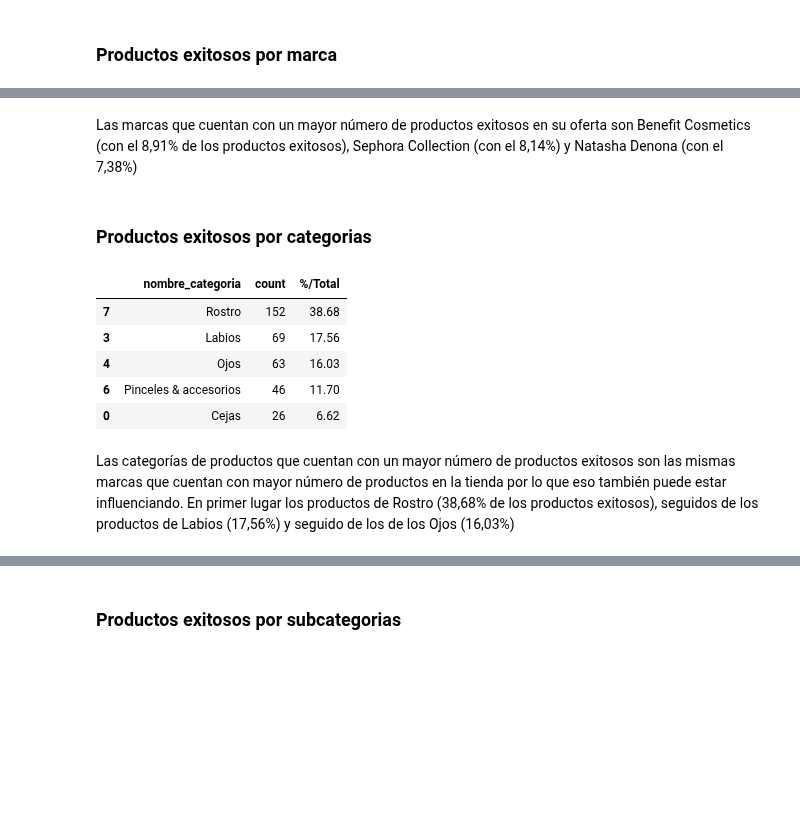
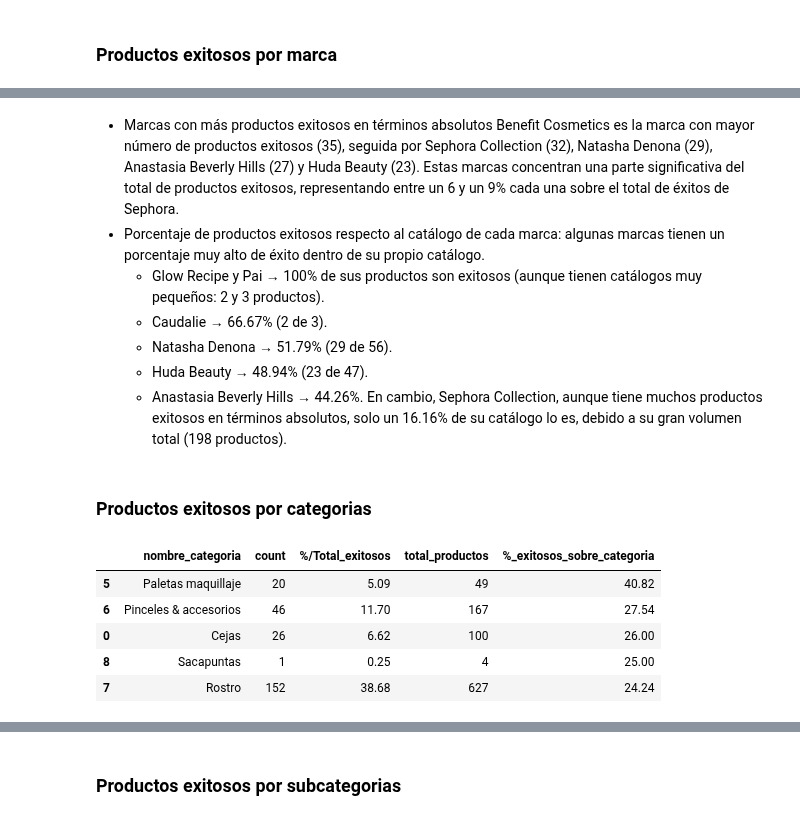
Before and after one commit to raquelscv/proyecto_final_sephora, a Jupyter notebook: eda.ipynb, the cells around one changed output, grey strips where cells are left out. Cells and saved outputs as stored; diff of their text form; code cells hidden in the pictures; blank space fills up the shorter version.

```diff
--- a/eda.ipynb
+++ b/eda.ipynb
@@ -452,18 +457,28 @@ exitosos_por_marca.head(5)
 # %% [markdown]
-Las marcas que cuentan con un mayor número de productos exitosos en su oferta son Benefit Cosmetics (con el 8,91% de los productos exitosos), Sephora Collection (con el 8,14%) y Natasha Denona (con el 7,38%)
+- Marcas con más productos exitosos en términos absolutos
+Benefit Cosmetics es la marca con mayor número de productos exitosos (35), seguida por Sephora Collection (32), Natasha Denona (29), Anastasia Beverly Hills (27) y Huda Beauty (23).
+Estas marcas concentran una parte significativa del total de productos exitosos, representando entre un 6 y un 9% cada una sobre el total de éxitos de Sephora.
+- Porcentaje de productos exitosos respecto al catálogo de cada marca: algunas marcas tienen un porcentaje muy alto de éxito dentro de su propio catálogo.
+    - Glow Recipe y Pai → 100% de sus productos son exitosos (aunque tienen catálogos muy pequeños: 2 y 3 productos).
+    - Caudalie → 66.67% (2 de 3).
+    - Natasha Denona → 51.79% (29 de 56).
+    - Huda Beauty → 48.94% (23 de 47).
+    - Anastasia Beverly Hills → 44.26%.
+En cambio, Sephora Collection, aunque tiene muchos productos exitosos en términos absolutos, solo un 16.16% de su catálogo lo es, debido a su gran volumen total (198 productos).
 # %% [markdown]
 ### Productos exitosos por categorias
-# %%
-exitosos_por_cat = exitosos.groupby('nombre_categoria').size().reset_index(name='count')
-exitosos_por_cat['%/Total'] = ((exitosos_por_cat['count'] / len(exitosos)) * 100).round(2)
-exitosos_por_cat = exitosos_por_cat.sort_values(by='%/Total', ascending=False)
-exitosos_por_cat.head(5)
-# %% [output]
-|  | nombre_categoria | count | %/Total |
-| 7 | Rostro | 152 | 38.68 |
-| 3 | Labios | 69 | 17.56 |
-| 4 | Ojos | 63 | 16.03 |
-| 6 | Pinceles & accesorios | 46 | 11.70 |
-| 0 | Cejas | 26 | 6.62 |
-# %% [markdown]
-Las categorías de productos que cuentan con un mayor número de productos exitosos son las mismas marcas que cuentan con mayor número de productos en la tienda por lo que eso también puede estar influenciando. En primer lugar los productos de Rostro (38,68% de los productos exitosos), seguidos de los productos de Labios (17,56%) y seguido de los de los Ojos (16,03%)
+# %%
+total_por_cat = df.groupby('nombre_categoria').size().reset_index(name='total_productos')
+exitosos_por_cat = exitosos.groupby('nombre_categoria').size().reset_index(name='count')
+exitosos_por_cat['%/Total_exitosos'] = ((exitosos_por_cat['count'] / len(exitosos)) * 100).round(2)
+exitosos_por_cat = exitosos_por_cat.merge(total_por_cat, on='nombre_categoria', how='left')
+exitosos_por_cat['%_exitosos_sobre_categoria'] = ((exitosos_por_cat['count'] / exitosos_por_cat['total_productos']) * 100).round(2)
+exitosos_por_cat = exitosos_por_cat.sort_values(by='%_exitosos_sobre_categoria', ascending=False)
+exitosos_por_cat.head(5)
+# %% [output]
+|  | nombre_categoria | count | %/Total_exitosos | total_productos | %_exitosos_sobre_categoria |
+| 5 | Paletas maquillaje | 20 | 5.09 | 49 | 40.82 |
+| 6 | Pinceles & accesorios | 46 | 11.70 | 167 | 27.54 |
+| 0 | Cejas | 26 | 6.62 | 100 | 26.00 |
+| 8 | Sacapuntas | 1 | 0.25 | 4 | 25.00 |
+| 7 | Rostro | 152 | 38.68 | 627 | 24.24 |
```
Also changed, not shown: parts of 29 cells of this notebook.
